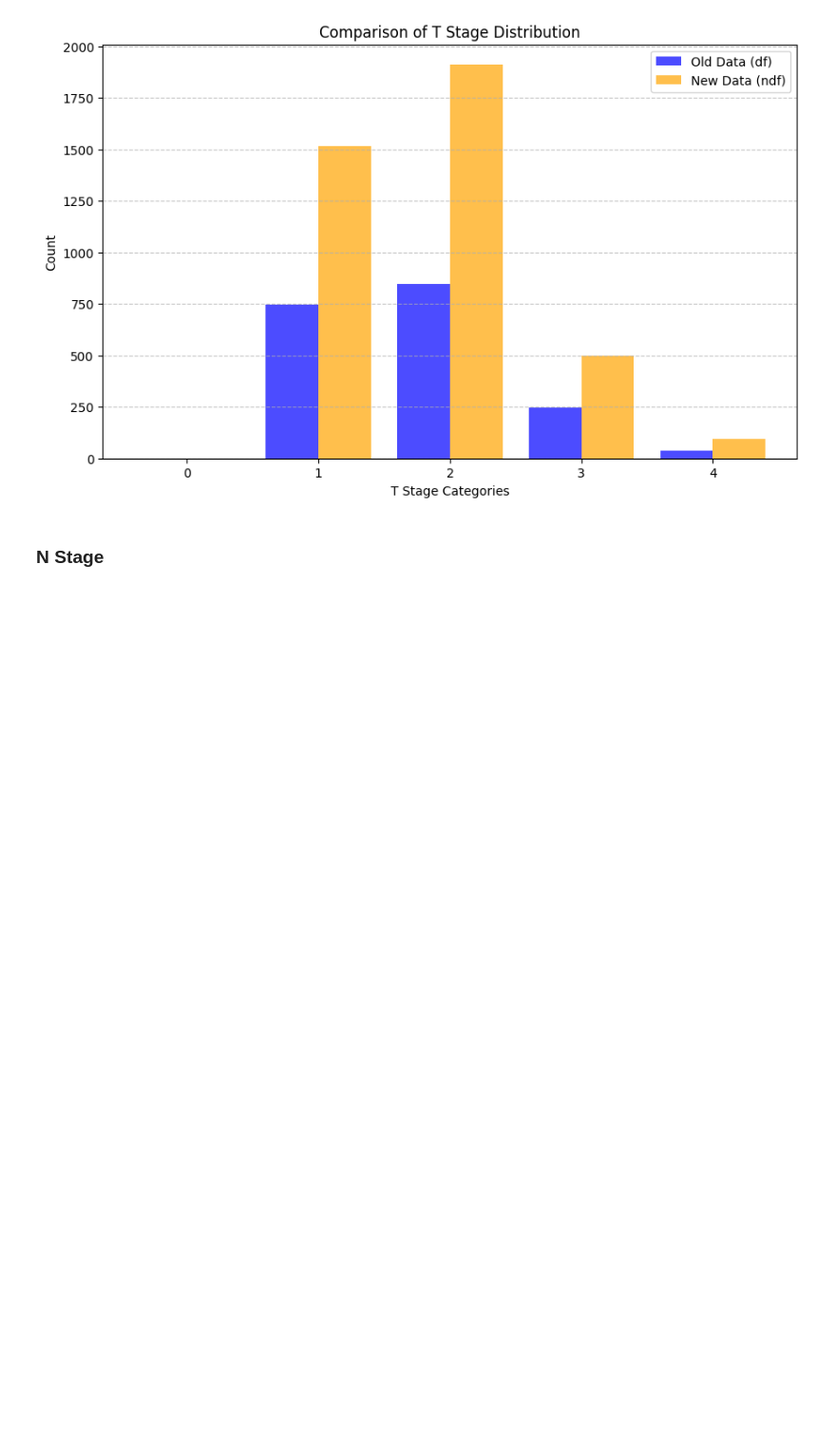
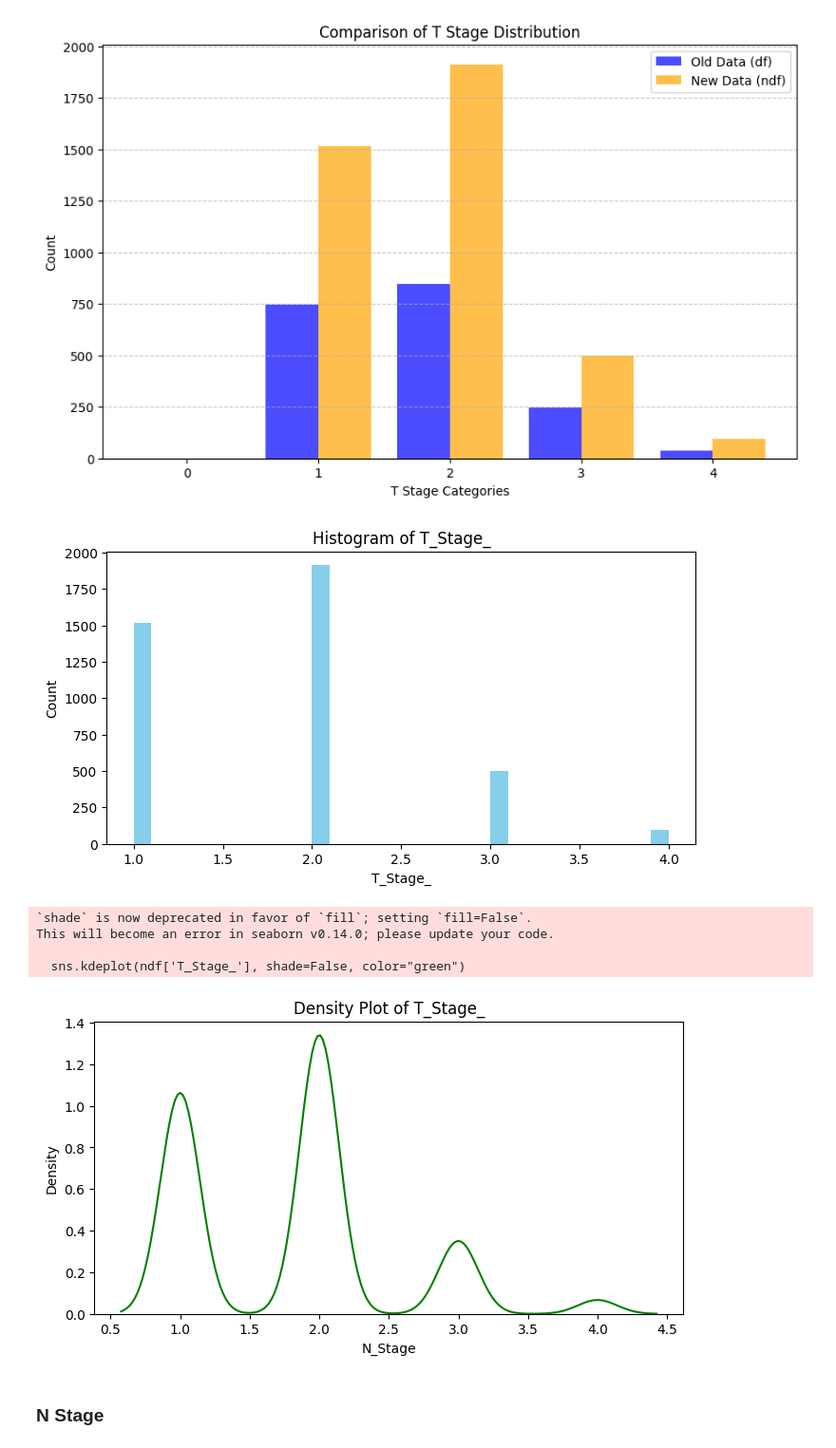
Before and after one commit to 3bdalrhmanS3d/Breast_Cancer, a Jupyter notebook: code.ipynb, the cells around one changed output. Shown at 95% size. Saved outputs shown, nothing was run; the diff lists cells and outputs as text; code cells hidden in the pictures; blank space fills up the shorter version.

```diff
--- a/code.ipynb
+++ b/code.ipynb
@@ -1752,6 +1760,29 @@ NaN     211
 4.0     40
 Name: count, dtype: int64
 [figure]
+# %%
+# Histogram
+plt.figure(figsize=(8, 4))
+plt.hist(ndf['T_Stage_'], bins=30, color="skyblue")
+plt.xlabel('T_Stage_')
+plt.ylabel("Count")
+plt.title("Histogram of T_Stage_")
+plt.show()
+
+
+# Density Plot for Selected Column
+plt.figure(figsize=(8, 4))
+sns.kdeplot(ndf['T_Stage_'], shade=False, color="green")
+plt.xlabel('N_Stage')
+plt.title("Density Plot of T_Stage_")
+plt.show()
+# %% [output]
+[figure, added]
+`shade` is now deprecated in favor of `fill`; setting `fill=False`.
+This will become an error in seaborn v0.14.0; please update your code.
+
+  sns.kdeplot(ndf['T_Stage_'], shade=False, color="green")
+[figure, added]
 # %% [markdown]
 ### N Stage
 # %%
```
Also changed, not shown: parts of 6 cells of this notebook, 1 other file.
